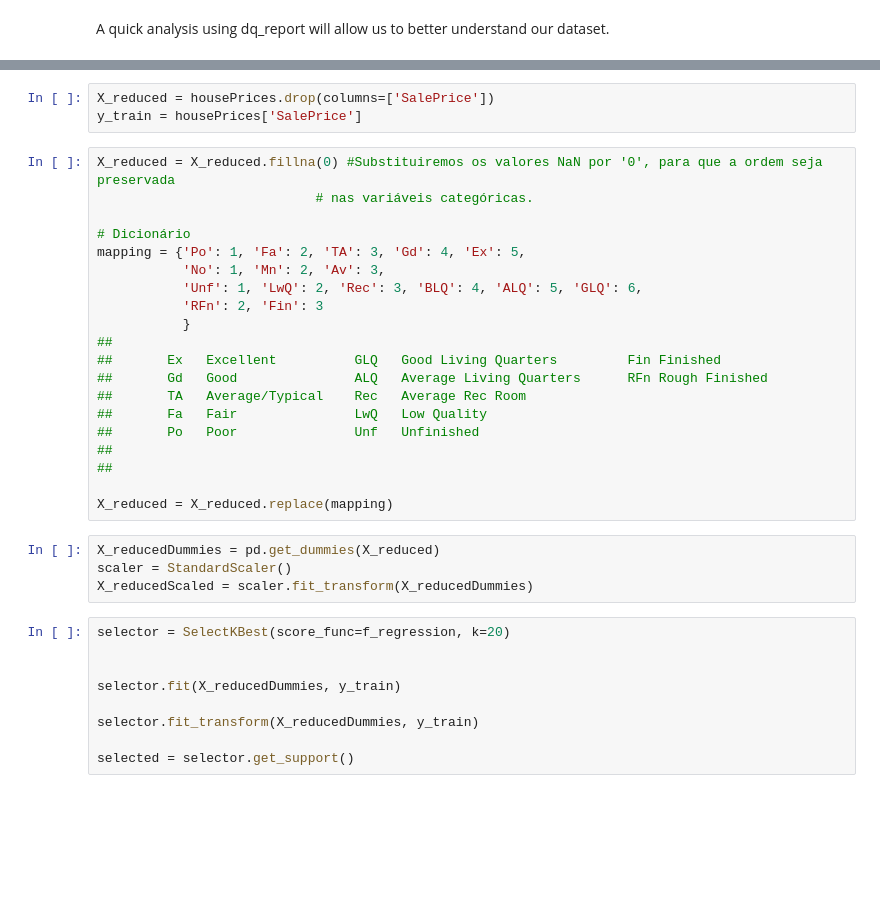
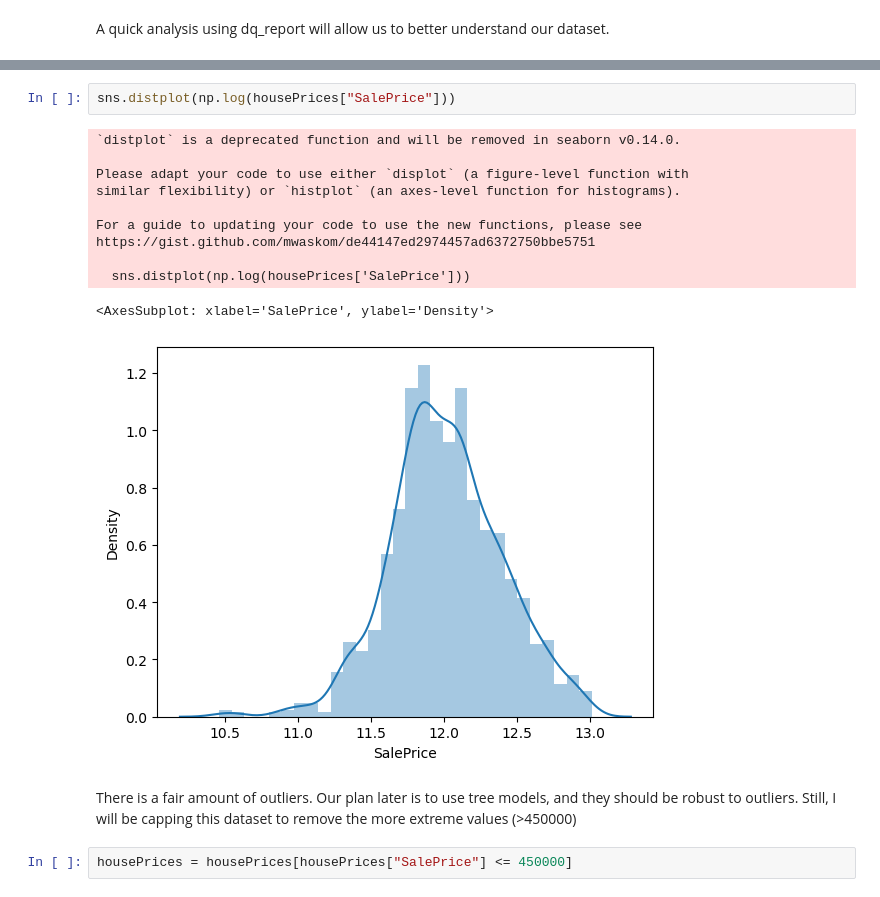
Before and after one commit to MatheusVazManzke/house_prices, a Jupyter notebook: HousePricesEDA.ipynb, the cells around one changed output, grey strips where cells are left out. Cells and saved outputs as stored; diff of their text form; blank space fills up the shorter version.

```diff
--- a/HousePricesEDA.ipynb
+++ b/HousePricesEDA.ipynb
@@ -81,36 +62,18 @@ Many of the categorical columns represent qualities that can be ordered. We will
+# %%
+sns.distplot(np.log(housePrices["SalePrice"]))
+# %% [output]
+`distplot` is a deprecated function and will be removed in seaborn v0.14.0.
+
+Please adapt your code to use either `displot` (a figure-level function with
+similar flexibility) or `histplot` (an axes-level function for histograms).
+
+For a guide to updating your code to use the new functions, please see
+https://gist.github.com/mwaskom/de44147ed2974457ad6372750bbe5751
+
+  sns.distplot(np.log(housePrices['SalePrice']))
+<AxesSubplot: xlabel='SalePrice', ylabel='Density'>
+[figure, added]
+# %% [markdown]
+There is a fair amount of outliers. Our plan later is to use tree models, and they should be robust to outliers. Still, I will be capping this dataset to remove the more extreme values (>450000)
 # %%
-X_reduced = housePrices.drop(columns=['SalePrice'])
-y_train = housePrices['SalePrice']
+housePrices = housePrices[housePrices["SalePrice"] <= 450000]
-# %%
-X_reduced = X_reduced.fillna(0) #Substituiremos os valores NaN por '0', para que a ordem seja preservada
-                            # nas variáveis categóricas.
-
-# Dicionário
-mapping = {'Po': 1, 'Fa': 2, 'TA': 3, 'Gd': 4, 'Ex': 5,
-           'No': 1, 'Mn': 2, 'Av': 3,
-           'Unf': 1, 'LwQ': 2, 'Rec': 3, 'BLQ': 4, 'ALQ': 5, 'GLQ': 6,
-           'RFn': 2, 'Fin': 3
-           }
-##
-##       Ex   Excellent          GLQ   Good Living Quarters         Fin	Finished
-##       Gd   Good               ALQ   Average Living Quarters      RFn	Rough Finished
-##       TA   Average/Typical    Rec   Average Rec Room
-##       Fa   Fair               LwQ   Low Quality
-##       Po   Poor               Unf   Unfinished
-##
-##
-
-X_reduced = X_reduced.replace(mapping)
-# %%
-X_reducedDummies = pd.get_dummies(X_reduced)
-scaler = StandardScaler()
-X_reducedScaled = scaler.fit_transform(X_reducedDummies)
-# %%
-selector = SelectKBest(score_func=f_regression, k=20)
-
-
-selector.fit(X_reducedDummies, y_train)
-
-selector.fit_transform(X_reducedDummies, y_train)
-
-selected = selector.get_support()
```
Also changed, not shown: parts of 37 cells of this notebook, 2 other files.
